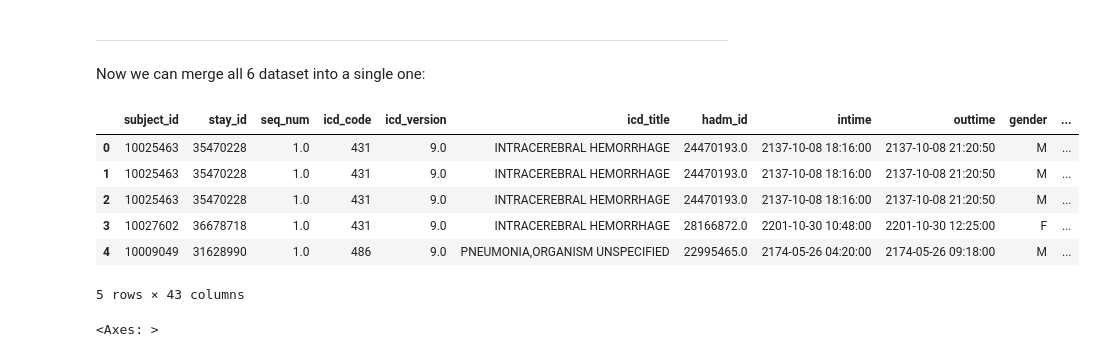
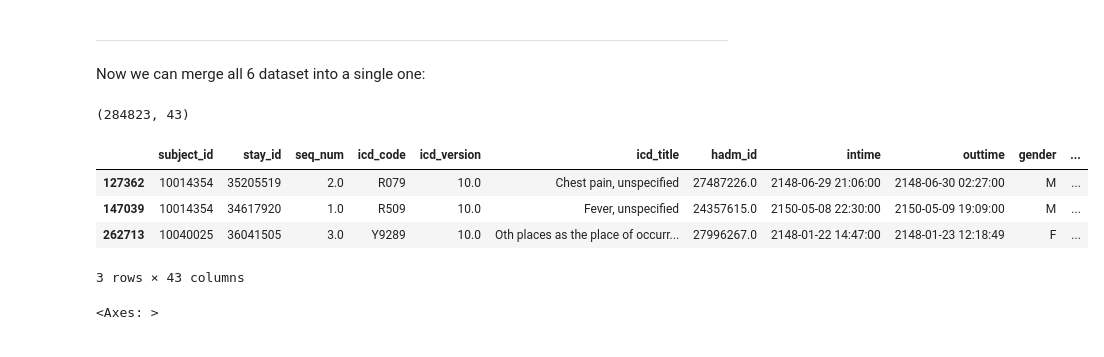
Before and after one commit to educbd/Capstone_Project, a Jupyter notebook: MIMIC_IV_Capstone.ipynb, the cells around one changed output. Saved outputs shown, nothing was run; the diff lists cells and outputs as text; code cells hidden in the pictures.

```diff
--- a/MIMIC_IV_Capstone.ipynb
+++ b/MIMIC_IV_Capstone.ipynb
@@ -128,13 +128,15 @@ merged_df = merged_df.merge(tr, on=['subject_id', 'stay_id'], how='outer')
 df = merged_df.merge(vs, on=['subject_id', 'stay_id'], how='outer')
 # %%
 # All the merged data
-df.head(5)
+df.shape
 # %% [output]
-|  | subject_id | stay_id | seq_num | icd_code | icd_version | icd_title | hadm_id | intime | outtime | gender | ... |
-| 0 | 10025463 | 35470228 | 1.0 | 431 | 9.0 | INTRACEREBRAL HEMORRHAGE | 24470193.0 | 2137-10-08 18:16:00 | 2137-10-08 21:20:50 | M | ... |
-| 1 | 10025463 | 35470228 | 1.0 | 431 | 9.0 | INTRACEREBRAL HEMORRHAGE | 24470193.0 | 2137-10-08 18:16:00 | 2137-10-08 21:20:50 | M | ... |
-| 2 | 10025463 | 35470228 | 1.0 | 431 | 9.0 | INTRACEREBRAL HEMORRHAGE | 24470193.0 | 2137-10-08 18:16:00 | 2137-10-08 21:20:50 | M | ... |
-| 3 | 10027602 | 36678718 | 1.0 | 431 | 9.0 | INTRACEREBRAL HEMORRHAGE | 28166872.0 | 2201-10-30 10:48:00 | 2201-10-30 12:25:00 | F | ... |
-| 4 | 10009049 | 31628990 | 1.0 | 486 | 9.0 | PNEUMONIA,ORGANISM UNSPECIFIED | 22995465.0 | 2174-05-26 04:20:00 | 2174-05-26 09:18:00 | M | ... |
-5 rows × 43 columns
+(284823, 43)
+# %%
+df.sample(3)
+# %% [output]
+|  | subject_id | stay_id | seq_num | icd_code | icd_version | icd_title | hadm_id | intime | outtime | gender | ... |
+| 127362 | 10014354 | 35205519 | 2.0 | R079 | 10.0 | Chest pain, unspecified | 27487226.0 | 2148-06-29 21:06:00 | 2148-06-30 02:27:00 | M | ... |
+| 147039 | 10014354 | 34617920 | 1.0 | R509 | 10.0 | Fever, unspecified | 24357615.0 | 2150-05-08 22:30:00 | 2150-05-09 19:09:00 | M | ... |
+| 262713 | 10040025 | 36041505 | 3.0 | Y9289 | 10.0 | Oth places as the place of occurr... | 27996267.0 | 2148-01-22 14:47:00 | 2148-01-23 12:18:49 | F | ... |
+3 rows × 43 columns
 # %%
```
Also changed, not shown: parts of 7 cells of this notebook.
